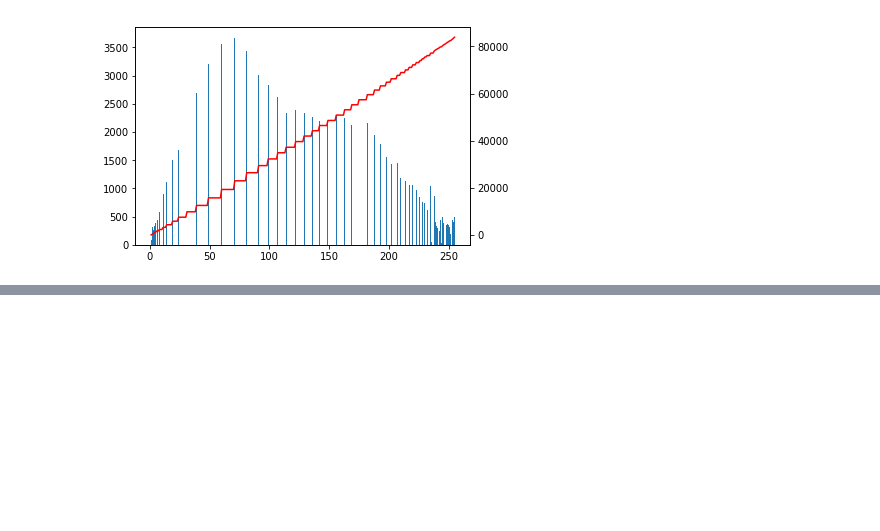
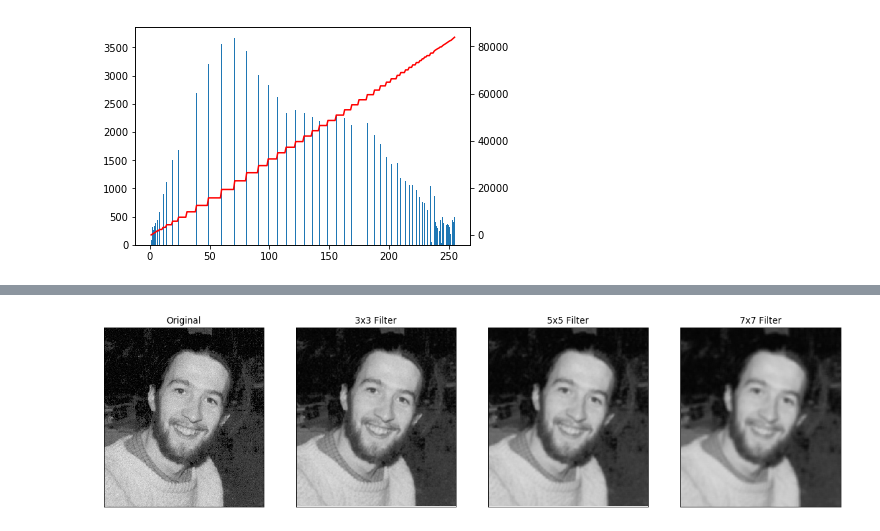
Before and after one commit to Smith2008/cstopics, a Jupyter notebook: assets/notebooks/vision_notebooks/01_Spatial_Domain.ipynb, the cells around one changed output, grey strips where cells are left out. Drawn from its saved outputs; the diff is of its cells as text; code cells hidden in the pictures; blank space fills up the shorter version.

```diff
--- a/assets/notebooks/vision_notebooks/01_Spatial_Domain.ipynb
+++ b/assets/notebooks/vision_notebooks/01_Spatial_Domain.ipynb
@@ -406,0 +404,22 @@ plot_image(imgFace1)
+# %%
+from scipy import signal
+
+def mean_filter(img, N):
+    kernel = np.ones((N,N))/(N*N)
+    return signal.convolve2d(imgFace1, kernel, boundary='symm', mode='same')
+
+imgFace1 = cv2.imread('images/1_face1.jpg', 0)
+fig=plt.figure(figsize=(18, 16), dpi= 80)
+plt.subplot(141)
+plot_image(imgFace1)
+plt.title('Original')
+
+sizes = [3, 5, 7]
+
+for i, size in enumerate(sizes):
+    plt.subplot(142+i)
+    filtered = mean_filter(imgFace1, size)
+    plot_image(filtered)
+    plt.title(f'{size}x{size} Filter')
+# %% [output]
+[figure, added]
```
Also changed, not shown: parts of 12 cells of this notebook, 11 other files.
